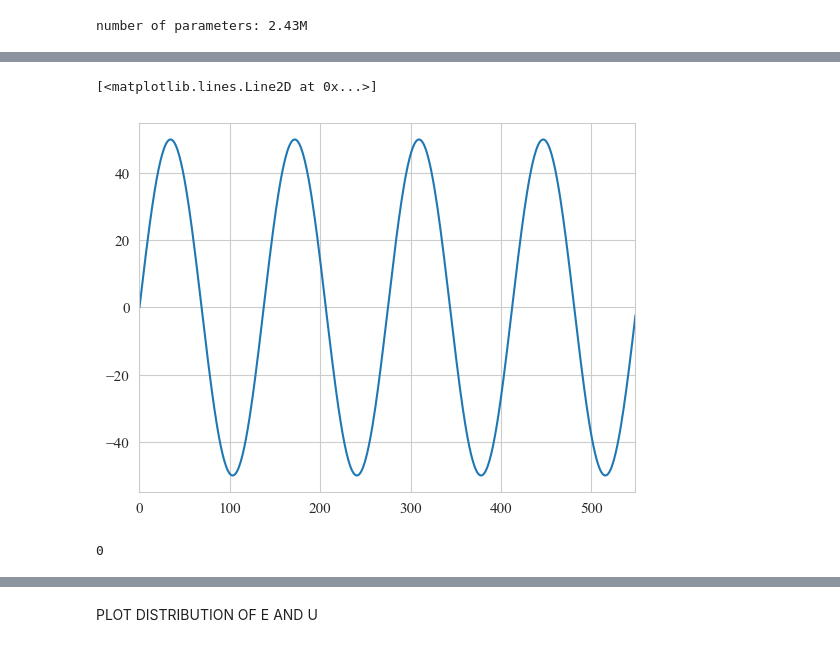
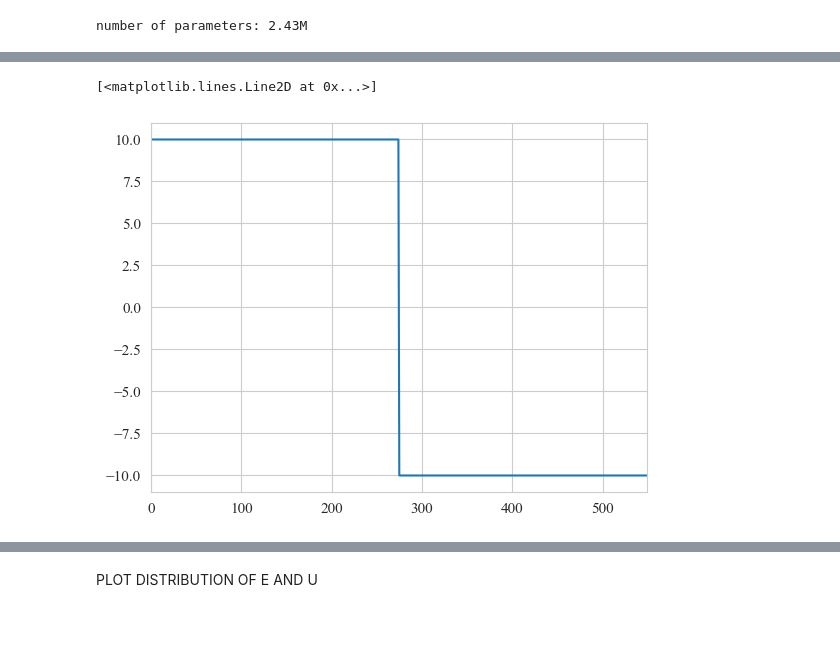
Before and after one commit to buswayne/sysid-transformers-control, a Jupyter notebook: control/test_CL_wh.ipynb, the cells around one changed output, grey strips where cells are left out. Cells and saved outputs as stored; diff of their text form; code cells hidden in the pictures.

Commit message:
working on cl_testing on fixed system

```diff
--- a/control/test_CL_wh.ipynb
+++ b/control/test_CL_wh.ipynb
@@ -103,7 +224,7 @@ Ts = 1e-2
 #t_CL = np.arange(0, 5, Ts)
 
 s = tf('s')
-tau = 0.5 # s
+tau = 1 # s
 M = 1/(1 + (tau/(2*np.pi))*s)
 M = M*(1 + 1e-2*(tau/(2*np.pi))*s) # add a high freq zero for inversion
 T_cl = 5.5
@@ -112,7 +233,7 @@ t_CL = np.arange(0, T_cl, Ts)
 r = np.zeros(t_CL.shape)
 #only one ref should be chosen
 steps_1 = 0
-steps_10 = 0
+steps_10 = 1
 steps_100 = 0
 
 ramp1 = 0
@@ -130,7 +251,7 @@ sine_2 = 0 # A = 50 , one period
 sine_3 = 0 # A = 1 , 10 periods
 sine_4 = 0 # A =50, 10 periods , this can't be tracked at all
 sine_5 = 0 # A = 1, 4 periods , qui si vede che è lento, in ritardo
-sine_6 = 1 # A = 50 , 4 periods
+sine_6 = 0 # A = 50 , 4 periods
 
 impulse1 = 0 # si vede che c' è sempre un oscillazione assoluta
 impulse10 = 0  # l impulso dura 10 istanti,anche più, ma non se ne accorge proprio
@@ -146,34 +267,34 @@ if ramp_minus100 : value = -100
 if ramp_minus10: value = -10
 if sine_1 or sine_2 : freq = 1/T_cl
 if sine_3 or sine_4 : freq = 2
 if sine_5 or sine_6 : freq = 4/T_cl
 
 if (steps_1 or steps_10 or steps_100) :
     r[t_CL < T_cl/2] = value
     r[(t_CL >= T_cl/2) & (t_CL < T_cl)] = - value
 
 if (ramp1 or ramp10 or ramp100 or ramp_minus100 or ramp_minus10) :
     ramp_up_indices = t_CL <= T_cl/2
     r[ramp_up_indices] = t_CL[ramp_up_indices]*value / T_cl/2
     ramp_down_indices = (t_CL > T_cl/2) & (t_CL <= T_cl)
     r[ramp_down_indices] = (T_cl - t_CL[ramp_down_indices])*value / T_cl/2
 
 if ( parabolic1 or parabolic10 or parabolic100 ) :
     ramp_up_indices = t_CL <= T_cl/2
     r[ramp_up_indices] = (t_CL[ramp_up_indices]**2)*value / (T_cl/2**2)
     ramp_down_indices = (t_CL > T_cl/2) & (t_CL <= T_cl)
     r[ramp_down_indices] = ((T_cl - t_CL[ramp_down_indices])**2)*value / (T_cl/2**2)
 
 if (sine_1 or sine_2 or sine_3 or sine_4 or sine_5 or sine_6 ):
     r = value * np.sin(2 * np.pi * freq * t_CL)
 
 if( impulse1 or impulse100 or impulse10 ):
     r[((len(t_CL) // 2)-10) : ((len(t_CL) // 2)+10)] = value
 
 plt.plot(r)
 # %% [output]
 [<matplotlib.lines.Line2D at 0x...>]
-[figure, old version]
+[figure, new version]
 # %%
 n_testing = 1
 H = 5
@@ -189,21 +310,13 @@ s = tf('s')
 with torch.no_grad():
     for n_testing in range(1):#len(data_test)):
 
-        print(n_testing)
-        data = data_test[n_testing]
-
-        # system
-        num = [data['num_1']]
-        den = [data['den_1'], data['den_2'], data['den_3']]
-        P = tf(num, den)
-
-
         e = torch.Tensor([[[]]])
         u = torch.Tensor([[[]]])
 
         # This is like t=0, for our model we need u(-1).
         u_i = 1e-6 # u(-1)
-        x_i = np.array([[1e-6, 1e-6]])
+        x_1_i = 1e-6
+        x_2_i = 1e-6
         y_i = 1e-6
 
         u_log[n_testing,0] = u_i
@@ -215,7 +328,7 @@ with torch.no_grad():
             u = torch.cat((u,u_i / 1000),2)
 
             e_i = torch.Tensor([[[r[i] - y_i]]]) # e(t)
-            e = torch.cat((e,e_i / 0.3),2)
+            e = torch.cat((e,e_i / 0.3),2)  #CAMBIARE QUI
 
             if i < H:
                 pred, _ = model(e.reshape(1,-1,1), u.reshape(1,-1,1))
@@ -228,17 +341,22 @@ with torch.no_grad():
 
             # Controller u(t) = C(e(t-1),u(t-1))
 
-            y_i, _, x_i = lsim(P, u_i, np.array([0.0, Ts]), x_i[-1], return_x = True)
-            y_i = y_i[-1]  # y(t) <- y(t+1)
+            y_1_i, _, x_1_i = lsim(G1_tf, u_i, np.array([ Ts]), x_1_i, return_x = True)
 
+            #y_1_i = y_1_i[-1]
+            y_1_i = y_1_i.reshape(-1, 1)
+            # F
+            y_2_i = nn_fun(y_1_i)
+
+            # G2
+            y_3_i, _, x_2_i = lsim(G2_tf, y_2_i, np.array([Ts]), x_2_i, return_x = True)
+            y_3_i = y_3_i[-1]
+            y_i = y_3_i
 
             e_log[n_testing,i] = e_i
-
             if (i+1) < len(t_CL) :
               u_log[n_testing,i+1] = u_i
               y_log[n_testing,i+1] = y_i
-# %% [output]
-0
 # %%
 y_d = lsim(M, r,t_CL )[0]
 
```
Also changed, not shown: parts of 14 cells of this notebook, 7 other files.
